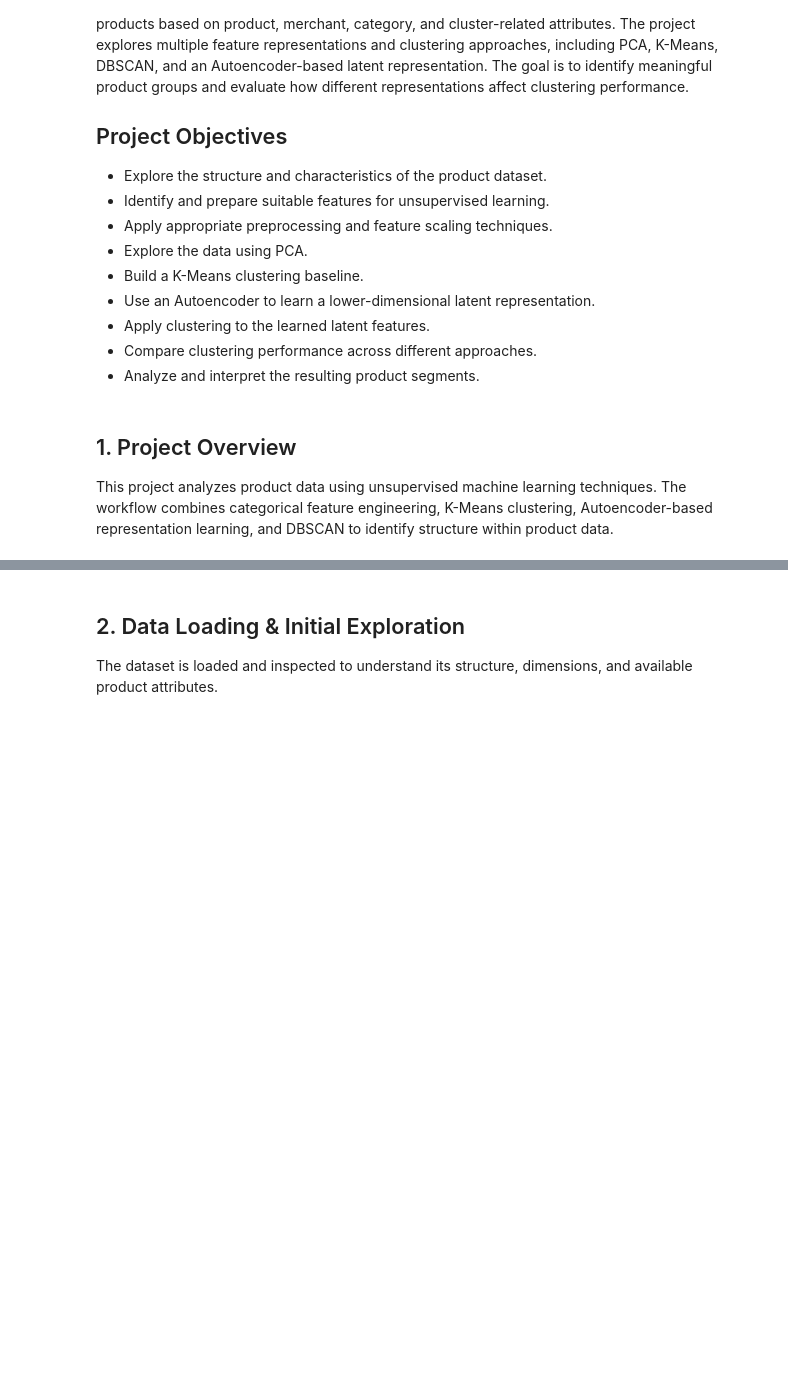
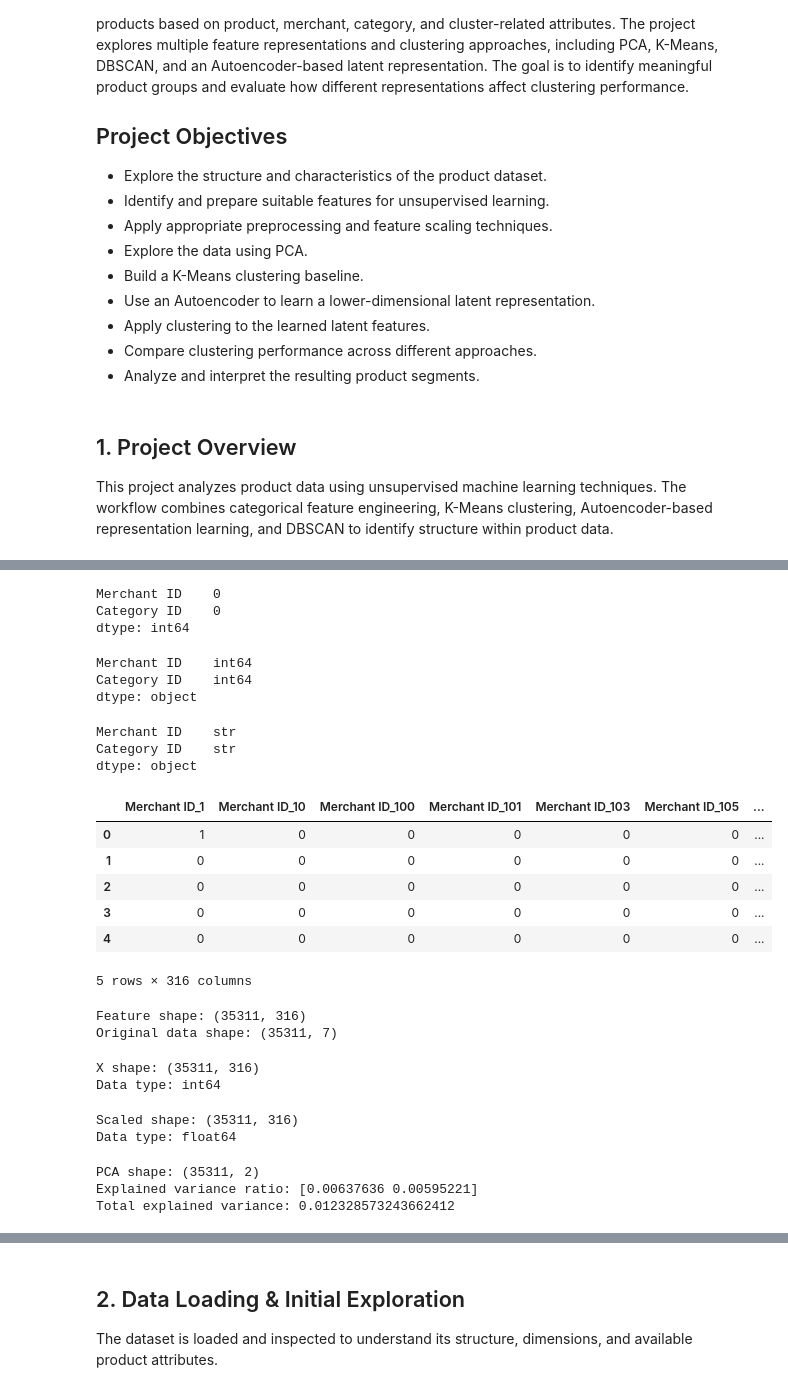
Before and after one commit to mkhangclue/product-classification-clustering, a Jupyter notebook: notebooks/product_classification_clustering.ipynb, the cells around one changed output, grey strips where cells are left out. Cells and saved outputs as stored; diff of their text form; code cells hidden in the pictures; blank space fills up the shorter version.

```diff
--- a/notebooks/product_classification_clustering.ipynb
+++ b/notebooks/product_classification_clustering.ipynb
@@ -45,0 +86,2 @@ Error:
+# %%
+feature_df = df[["Merchant ID", "Category ID"]].copy()
@@ -45,0 +97,67 @@ Error:
+# %%
+feature_df.isnull().sum()
+# %% [output]
+Merchant ID    0
+Category ID    0
+dtype: int64
+# %%
+feature_df.dtypes
+# %% [output]
+Merchant ID    int64
+Category ID    int64
+dtype: object
+# %%
+feature_df = feature_df.astype(str)
+
+feature_df.dtypes
+# %% [output]
+Merchant ID    str
+Category ID    str
+dtype: object
+# %%
+feature_df = pd.get_dummies(
+    feature_df,
+    columns=["Merchant ID", "Category ID"],
+    dtype=int
+)
+
+feature_df.head()
+# %% [output]
+|  | Merchant ID_1 | Merchant ID_10 | Merchant ID_100 | Merchant ID_101 | Merchant ID_103 | Merchant ID_105 | ... |
+| 0 | 1 | 0 | 0 | 0 | 0 | 0 | ... |
+| 1 | 0 | 0 | 0 | 0 | 0 | 0 | ... |
+| 2 | 0 | 0 | 0 | 0 | 0 | 0 | ... |
+| 3 | 0 | 0 | 0 | 0 | 0 | 0 | ... |
+| 4 | 0 | 0 | 0 | 0 | 0 | 0 | ... |
+5 rows × 316 columns
+# %%
+print("Feature shape:", feature_df.shape)
+print("Original data shape:", df.shape)
+# %% [output]
+Feature shape: (35311, 316)
+Original data shape: (35311, 7)
+# %%
+X = feature_df.values
+
+print("X shape:", X.shape)
+print("Data type:", X.dtype)
+# %% [output]
+X shape: (35311, 316)
+Data type: int64
+# %%
+scaler = StandardScaler()
+X_scaled = scaler.fit_transform(X)
+
+print("Scaled shape:", X_scaled.shape)
+print("Data type:", X_scaled.dtype)
+# %% [output]
+Scaled shape: (35311, 316)
+Data type: float64
+# %%
+print("PCA shape:", X_pca.shape)
+print("Explained variance ratio:", pca.explained_variance_ratio_)
+print("Total explained variance:", pca.explained_variance_ratio_.sum())
+# %% [output]
+PCA shape: (35311, 2)
+Explained variance ratio: [0.00637636 0.00595221]
+Total explained variance: 0.012328573243662412
```
Also changed, not shown: parts of 37 cells of this notebook.
